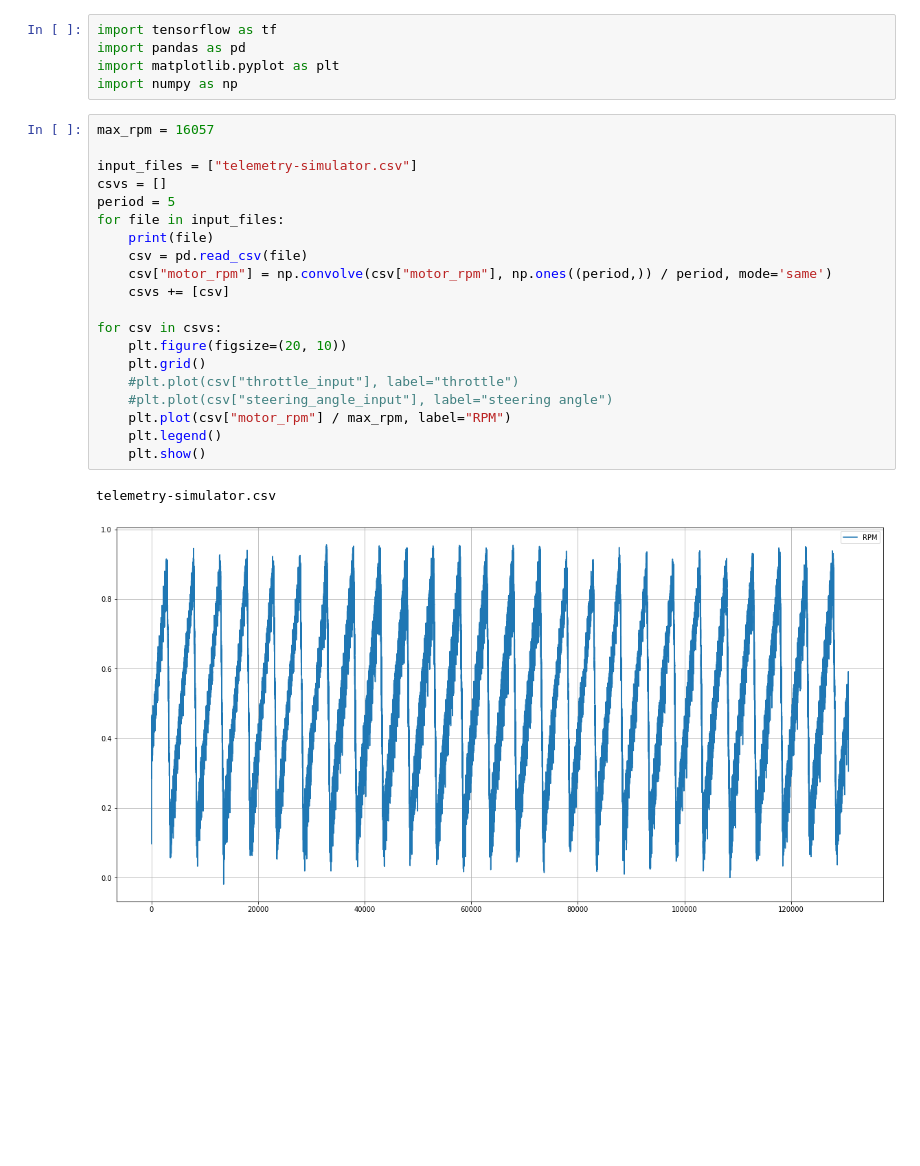
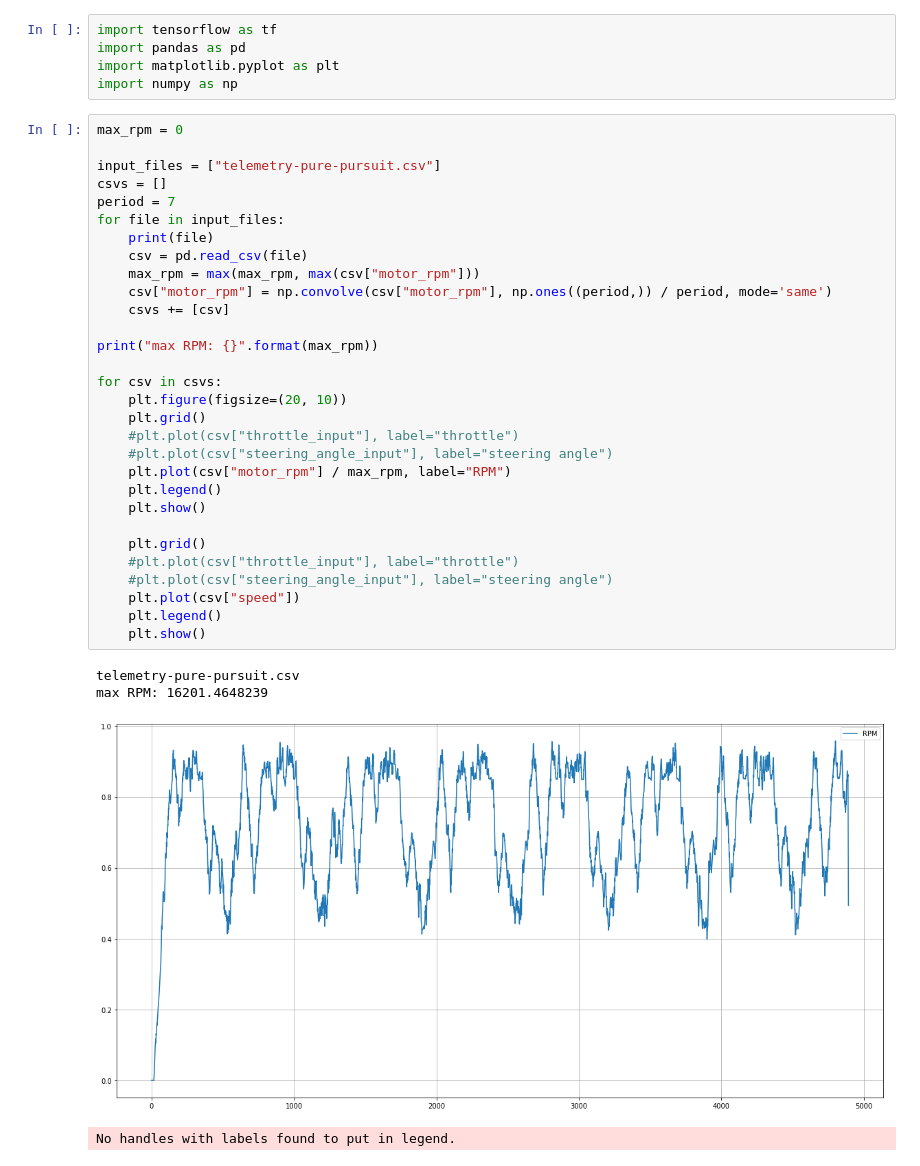
Before and after one commit to simonrozsival/racer, a Jupyter notebook: experiments/motor-rpm-experiment/rpm-simulator.ipynb, the cells around one changed output. Drawn from its saved outputs; the diff is of its cells as text; blank space fills up the shorter version.

```diff
--- a/experiments/motor-rpm-experiment/rpm-simulator.ipynb
+++ b/experiments/motor-rpm-experiment/rpm-simulator.ipynb
@@ -4,25 +4,37 @@ import pandas as pd
 import matplotlib.pyplot as plt
 import numpy as np
 # %%
-max_rpm = 16057
+max_rpm = 0
 
-input_files = ["telemetry-simulator.csv"]
+input_files = ["telemetry-pure-pursuit.csv"]
 csvs = []
-period = 5
+period = 7
 for file in input_files:
     print(file)
     csv = pd.read_csv(file)
+    max_rpm = max(max_rpm, max(csv["motor_rpm"]))
     csv["motor_rpm"] = np.convolve(csv["motor_rpm"], np.ones((period,)) / period, mode='same')
     csvs += [csv]
+
+print("max RPM: {}".format(max_rpm))
 
 for csv in csvs:
     plt.figure(figsize=(20, 10))
     plt.grid()
     #plt.plot(csv["throttle_input"], label="throttle")
     #plt.plot(csv["steering_angle_input"], label="steering angle")
     plt.plot(csv["motor_rpm"] / max_rpm, label="RPM")
     plt.legend()
     plt.show()
+
+    plt.grid()
+    #plt.plot(csv["throttle_input"], label="throttle")
+    #plt.plot(csv["steering_angle_input"], label="steering angle")
+    plt.plot(csv["speed"])
+    plt.legend()
+    plt.show()
 # %% [output]
-telemetry-simulator.csv
+telemetry-pure-pursuit.csv
+max RPM: 16201.4648239
-[figure, old version]
+[figure, new version]
+No handles with labels found to put in legend.
```
Also changed, not shown: parts of 12 cells of this notebook, 30 other files.
